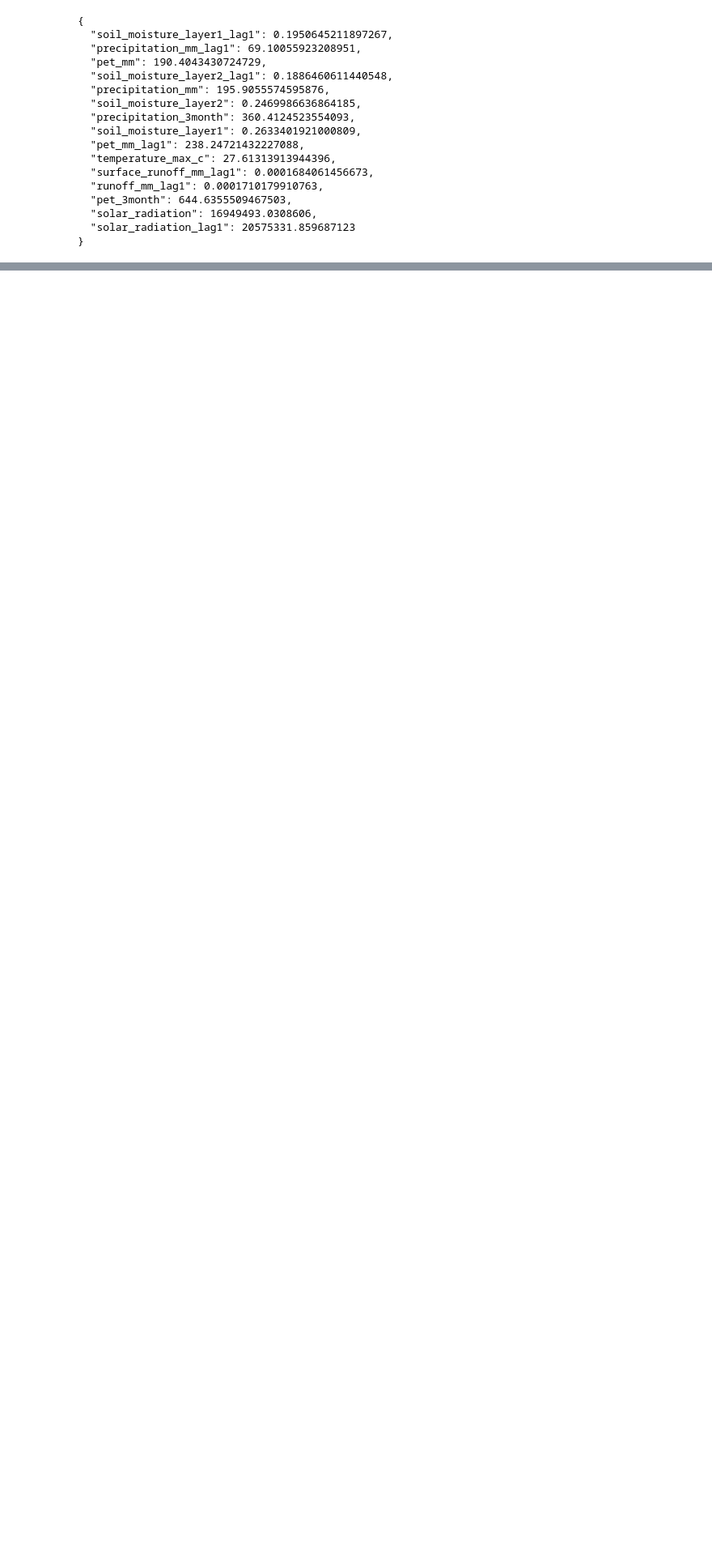
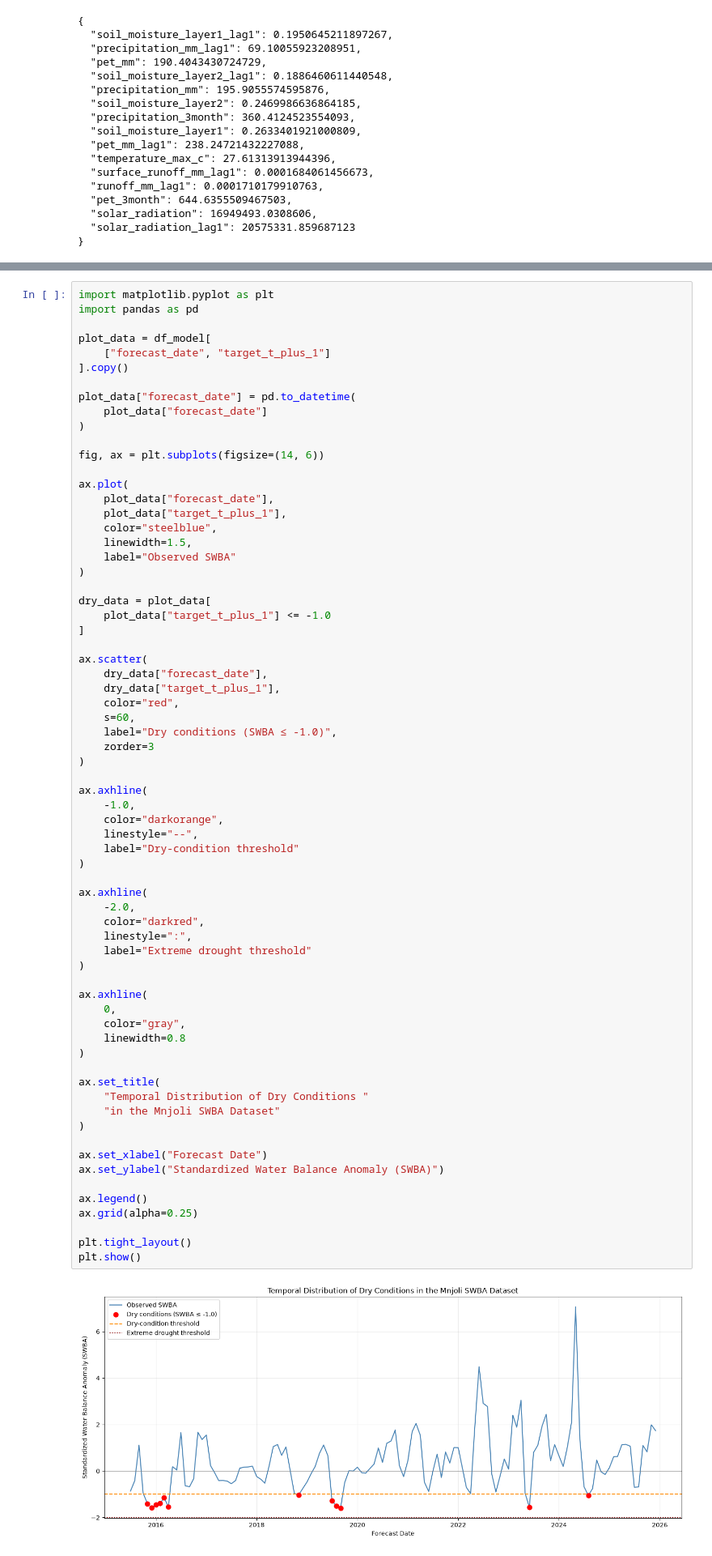
Before and after one commit to Paradise-theking/Eswatini-Water-Stress-ML, a Jupyter notebook: notebooks/05_final_evaluation_executed.ipynb, the cells around one changed output, grey strips where cells are left out. Shown at 81% size. Saved outputs shown, nothing was run; the diff lists cells and outputs as text; blank space fills up the shorter version.

```diff
--- a/notebooks/05_final_evaluation_executed.ipynb
+++ b/notebooks/05_final_evaluation_executed.ipynb
@@ -2139,0 +2485,70 @@ print(json.dumps(test_payload, indent=2))
+# %%
+import matplotlib.pyplot as plt
+import pandas as pd
+
+plot_data = df_model[
+    ["forecast_date", "target_t_plus_1"]
+].copy()
+
+plot_data["forecast_date"] = pd.to_datetime(
+    plot_data["forecast_date"]
+)
+
+fig, ax = plt.subplots(figsize=(14, 6))
+
+ax.plot(
+    plot_data["forecast_date"],
+    plot_data["target_t_plus_1"],
+    color="steelblue",
+    linewidth=1.5,
+    label="Observed SWBA"
+)
+
+dry_data = plot_data[
+    plot_data["target_t_plus_1"] <= -1.0
+]
+
+ax.scatter(
+    dry_data["forecast_date"],
+    dry_data["target_t_plus_1"],
+    color="red",
+    s=60,
+    label="Dry conditions (SWBA ≤ -1.0)",
+    zorder=3
+)
+
+ax.axhline(
+    -1.0,
+    color="darkorange",
+    linestyle="--",
+    label="Dry-condition threshold"
+)
+
+ax.axhline(
+    -2.0,
+    color="darkred",
+    linestyle=":",
+    label="Extreme drought threshold"
+)
+
+ax.axhline(
+    0,
+    color="gray",
+    linewidth=0.8
+)
+
+ax.set_title(
+    "Temporal Distribution of Dry Conditions "
+    "in the Mnjoli SWBA Dataset"
+)
+
+ax.set_xlabel("Forecast Date")
+ax.set_ylabel("Standardized Water Balance Anomaly (SWBA)")
+
+ax.legend()
+ax.grid(alpha=0.25)
+
+plt.tight_layout()
+plt.show()
+# %% [output]
+[figure, added]
```
Also changed, not shown: parts of 37 cells of this notebook, 13 other files.
